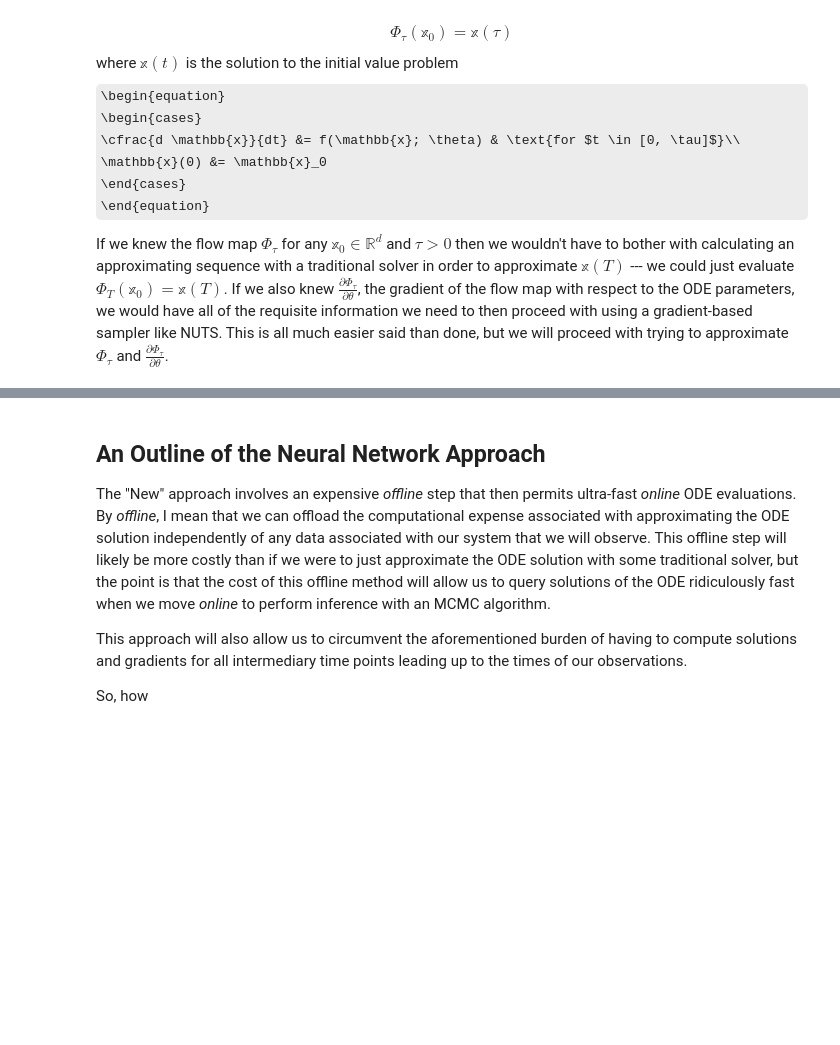
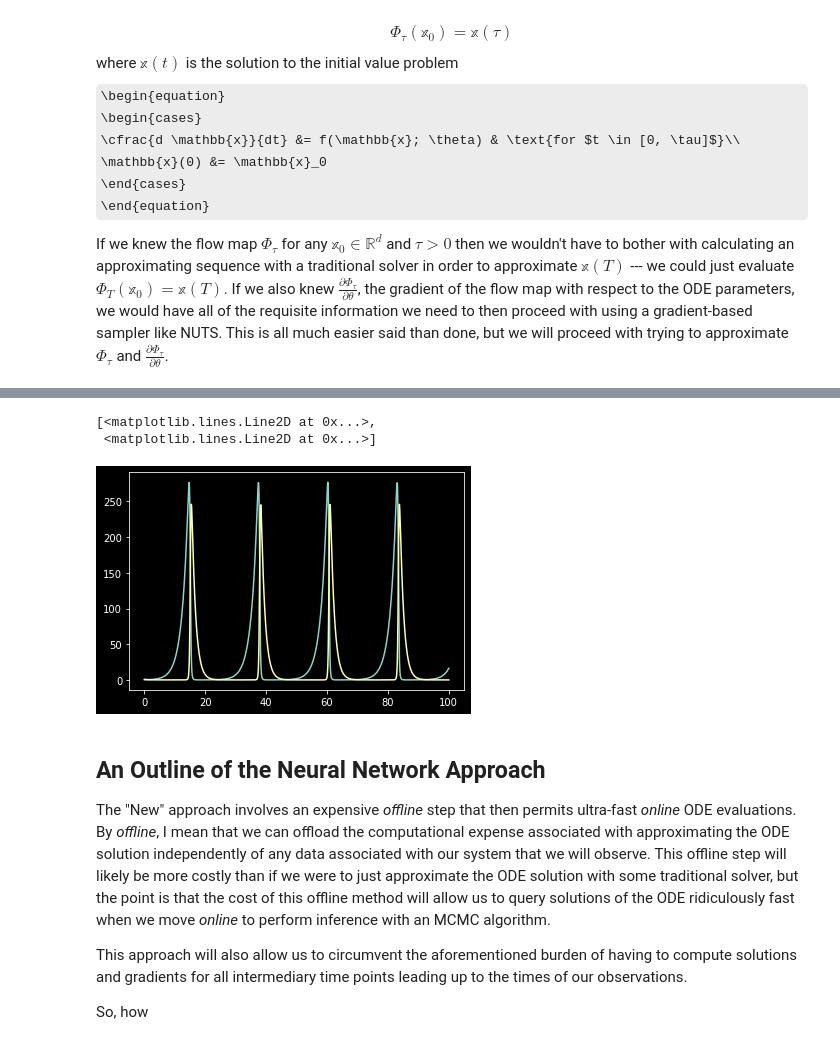
Before and after one commit to jlindbloom/qed404, a Jupyter notebook: _notebooks/2021-01-01-ode-inference-with-pydens-and-pymc3.ipynb, the cells around one changed output, grey strips where cells are left out. Cells and saved outputs as stored; diff of their text form; code cells hidden in the pictures; some formulas as TeX source; blank space fills up the shorter version.

```diff
--- a/_notebooks/2021-01-01-ode-inference-with-pydens-and-pymc3.ipynb
+++ b/_notebooks/2021-01-01-ode-inference-with-pydens-and-pymc3.ipynb
@@ -52,3 +87,9 @@ from scipy.integrate import odeint
+# %%
+plt.plot(t, sol)
+# %% [output]
+[<matplotlib.lines.Line2D at 0x...>,
+ <matplotlib.lines.Line2D at 0x...>]
+[figure, added]
 # %% [markdown]
 ## An Outline of the Neural Network Approach
 
```
Also changed, not shown: parts of 6 cells of this notebook.
